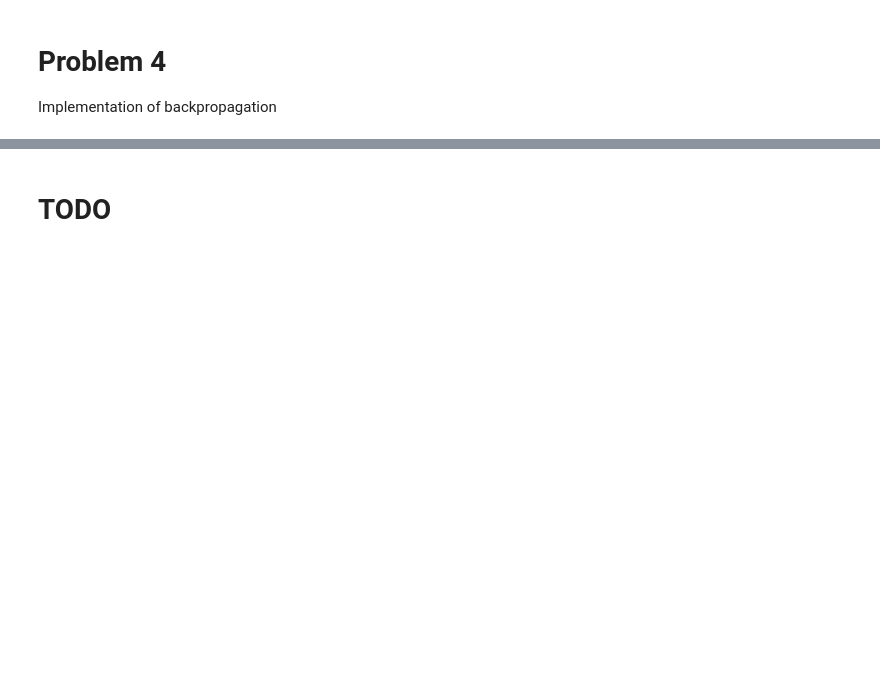
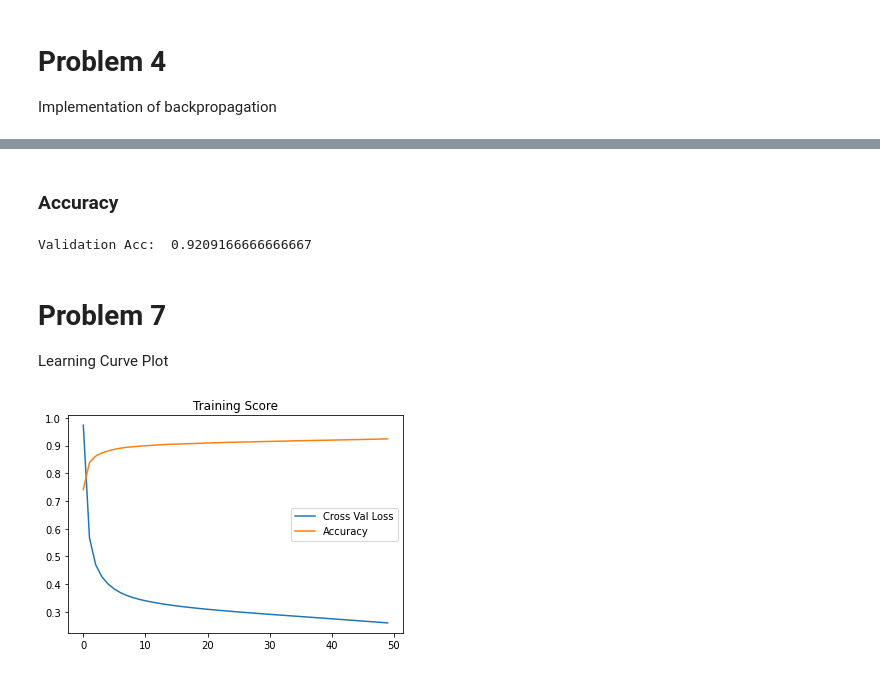
Before and after one commit to produdez/diveintocode-ml, a Jupyter notebook: Week 15/NeuralNetScratch.ipynb, the cells around one changed output, grey strips where cells are left out. Drawn from its saved outputs; the diff is of its cells as text; code cells hidden in the pictures; blank space fills up the shorter version.

Commit message:
Finished NeuralNet Scratch (3layers)

```diff
--- a/Week 15/NeuralNetScratch.ipynb
+++ b/Week 15/NeuralNetScratch.ipynb
@@ -268,0 +295,11 @@ Implementation of backpropagation
+# %%
+nb = batch_size #batch size (tuple count)
+
+grad_L_A3 = 1/nb * (Z3 - Y)
+print('Gradient L/A3: ', grad_L_A3.shape)
+grad_L_B3 = grad_L_A3.sum(axis = 0)
+print('Gradient L/B3: ', grad_L_B3.shape)
+grad_L_W3 = Z2.T @ grad_L_A3
+print('Gradient L/W3: ', grad_L_W3.shape)
+grad_L_Z2 = grad_L_A3 @ W3.T
+print('Gradient L/Z2: ', grad_L_Z2.shape)
@@ -268,0 +313,9 @@ Implementation of backpropagation
+# %%
+grad_L_A2 = grad_L_Z2 * (1 - np.tanh(A2)** 2)
+print('Gradient L/A2: ', grad_L_A2.shape)
+grad_L_B2 = grad_L_A2.sum(axis = 0)
+print('Gradient L/B2: ', grad_L_B2.shape)
+grad_L_W2 = Z1.T @ grad_L_A2
+print('Gradient L/W2: ', grad_L_W2.shape)
+grad_L_Z1 = grad_L_A2 @ W2.T
+print('Gradient L/Z1: ', grad_L_Z1.shape)
@@ -268,0 +329,7 @@ Implementation of backpropagation
+# %%
+grad_L_A1 = grad_L_Z1 * (1 - np.tanh(A1) ** 2)
+print('Gradient L/A1: ', grad_L_A1.shape)
+grad_L_B1 = grad_L_A1.sum(axis = 0)
+print('Gradent L/B1: ', grad_L_B1.shape)
+grad_L_W1 = X.T @ grad_L_A1
+print('Gradient L/W1: ', grad_L_W1.shape)
@@ -268,0 +492,3 @@ Implementation of backpropagation
+# %%
+model = Scratch3LayerNeural(max_iter = 50,verbose = True, debug = False)
+model.fit(X_train,y_train)
@@ -269,2 +513,21 @@ Implementation of backpropagation
 # %% [markdown]
-# TODO
+### Accuracy
+# %%
+
+pred = model.predict(X_val)
+accuracy = accuracy_score(pred, y_val)
+print('Validation Acc: ', accuracy)
+# %% [output]
+Validation Acc:  0.9209166666666667
+# %% [markdown]
+# Problem 7
+Learning Curve Plot
+# %%
+plt.plot(model.loss, label = 'Cross Val Loss')
+plt.plot(model.accuracy, label = 'Accuracy')
+plt.title('Training Score')
+plt.legend()
+plt.show()
+# model.predict(X_test)
+# %% [output]
+[figure, added]
```
Also changed, not shown: parts of 23 cells of this notebook.
